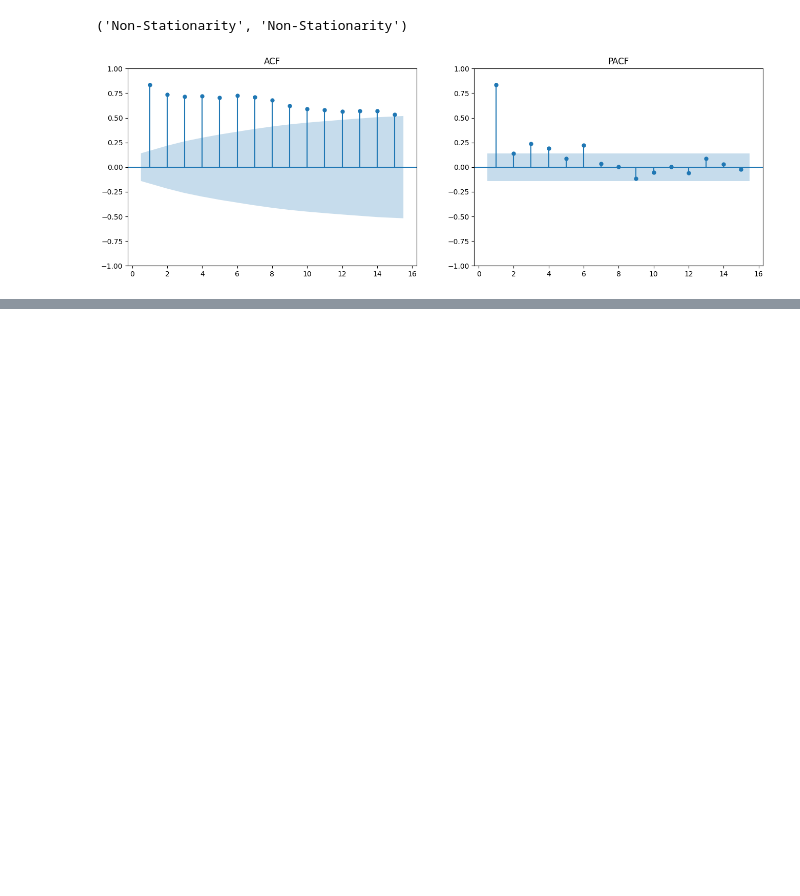
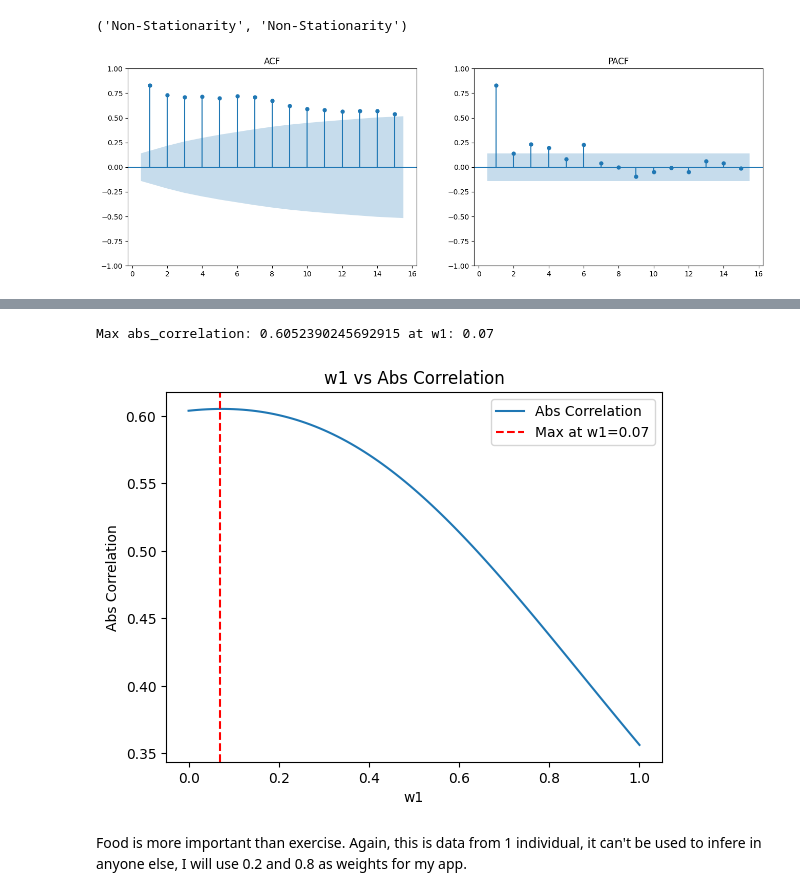
Before and after one commit to danielrferreira/weight_control, a Jupyter notebook: forecast_model/analysis.ipynb, the cells around one changed output, grey strips where cells are left out. Cells and saved outputs as stored; diff of their text form; code cells hidden in the pictures; blank space fills up the shorter version.

```diff
--- a/forecast_model/analysis.ipynb
+++ b/forecast_model/analysis.ipynb
@@ -191,4 +191,0 @@ with open('model_parameters.json', 'w') as f:
-# %%
-
-with open('model_parameters.json', 'r') as f:
-    model_params = json.load(f)
@@ -273,0 +194,13 @@ plt.show()
+# %%
+food_min = weekly_df['food'].min()
+food_max = weekly_df['food'].max()
+food_range = food_max - food_min
+
+exer_min = weekly_df['exer'].min()
+exer_max = weekly_df['exer'].max()
+exer_range = exer_max - exer_min
+
+weekly_df['food'] = (weekly_df['food'] - food_min)/food_range
+weekly_df['exer'] = (weekly_df['exer'] - exer_min)/exer_range
+
+weekly_df
@@ -273,0 +226,28 @@ plt.show()
+# %%
+results = []
+for w1 in np.linspace(0, 1, 101):
+    w2 = 1 - w1
+    weighted_sum = w1 * weekly_df['exer'] + w2 * weekly_df['food']
+    abs_correlation = abs(pd.Series(weighted_sum).corr(weekly_df['y']))
+    results.append({'w1': w1, 'abs_correlation': abs_correlation})
+
+results_df = pd.DataFrame(results)
+
+max_row = results_df.loc[results_df['abs_correlation'].idxmax()]
+max_w1 = max_row['w1']
+max_abs_correlation = max_row['abs_correlation']
+
+print(f"Max abs_correlation: {max_abs_correlation} at w1: {max_w1}")
+
+plt.plot(results_df['w1'], results_df['abs_correlation'], label='Abs Correlation')
+plt.axvline(x=max_w1, color='red', linestyle='--', label=f'Max at w1={max_w1:.2f}')
+plt.xlabel('w1')
+plt.ylabel('Abs Correlation')
+plt.title('w1 vs Abs Correlation')
+plt.legend()
+plt.show()
+# %% [output]
+Max abs_correlation: 0.6052390245692915 at w1: 0.07
+[figure, added]
+# %% [markdown]
+Food is more important than exercise. Again, this is data from 1 individual, it can't be used to infere in anyone else, I will use 0.2 and 0.8 as weights for my app.
```
Also changed, not shown: parts of 31 cells of this notebook.
